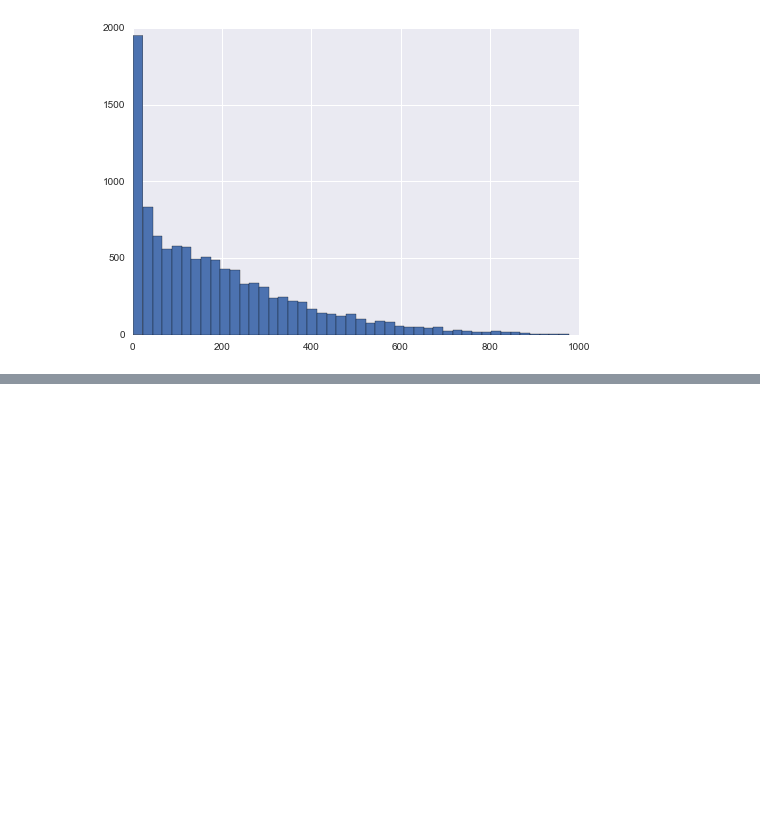
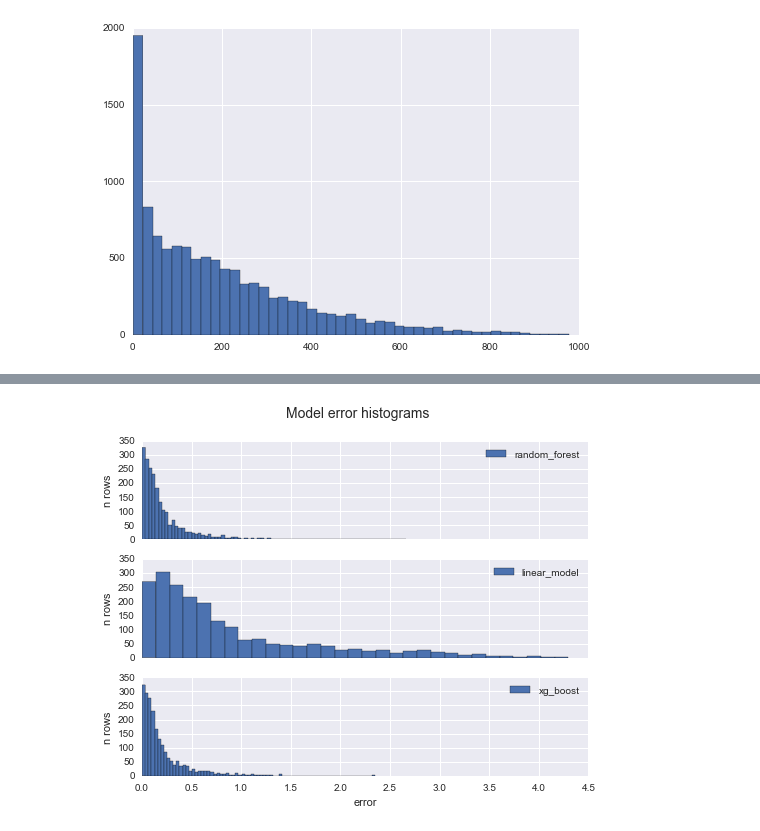
Before and after one commit to guacml/guacml, a Jupyter notebook: demos/bike_sharing/demo.ipynb, the cells around one changed output, grey strips where cells are left out. Cells and saved outputs as stored; diff of their text form; code cells hidden in the pictures; blank space fills up the shorter version.

```diff
--- a/demos/bike_sharing/demo.ipynb
+++ b/demos/bike_sharing/demo.ipynb
@@ -49,0 +55,4 @@ Running step linear_model
+# %%
+ds.plots.error_overview()
+# %% [output]
+[figure, added]
```
Also changed, not shown: parts of 3 cells of this notebook, 7 other files.
